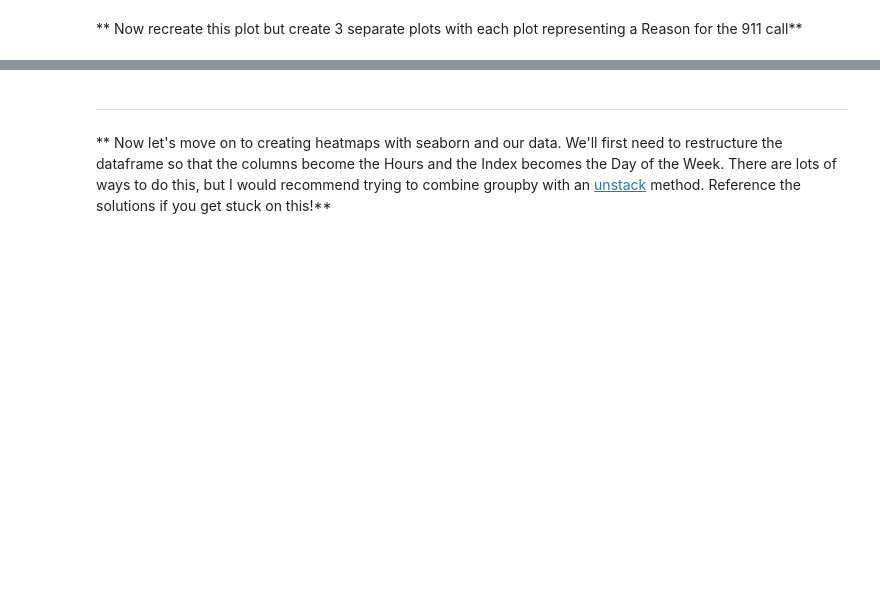
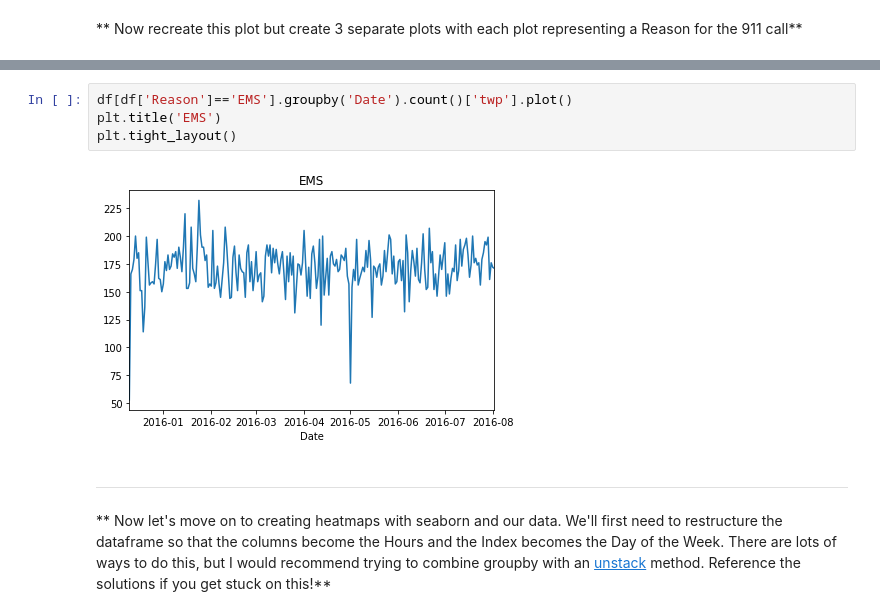
Before and after one commit to anbubsc2k14/Capstone-Project, a Jupyter notebook: 01_911_Calls_Data_Capstone_Project.ipynb, the cells around one changed output, grey strips where cells are left out. Cells and saved outputs as stored; diff of their text form; blank space fills up the shorter version.

```diff
--- a/01_911_Calls_Data_Capstone_Project.ipynb
+++ b/01_911_Calls_Data_Capstone_Project.ipynb
@@ -270,3 +285,9 @@ sns.lmplot(x='Month',y='twp',data=byMonth.reset_index())
+# %%
+df[df['Reason']=='EMS'].groupby('Date').count()['twp'].plot()
+plt.title('EMS')
+plt.tight_layout()
+# %% [output]
+[figure, added]
 # %% [markdown]
 ____
 ** Now let's move on to creating  heatmaps with seaborn and our data. We'll first need to restructure the dataframe so that the columns become the Hours and the Index becomes the Day of the Week. There are lots of ways to do this, but I would recommend trying to combine groupby with an [unstack](http://pandas.pydata.org/pandas-docs/stable/generated/pandas.DataFrame.unstack.html) method. Reference the solutions if you get stuck on this!**
```
Also changed, not shown: parts of 34 cells of this notebook.
